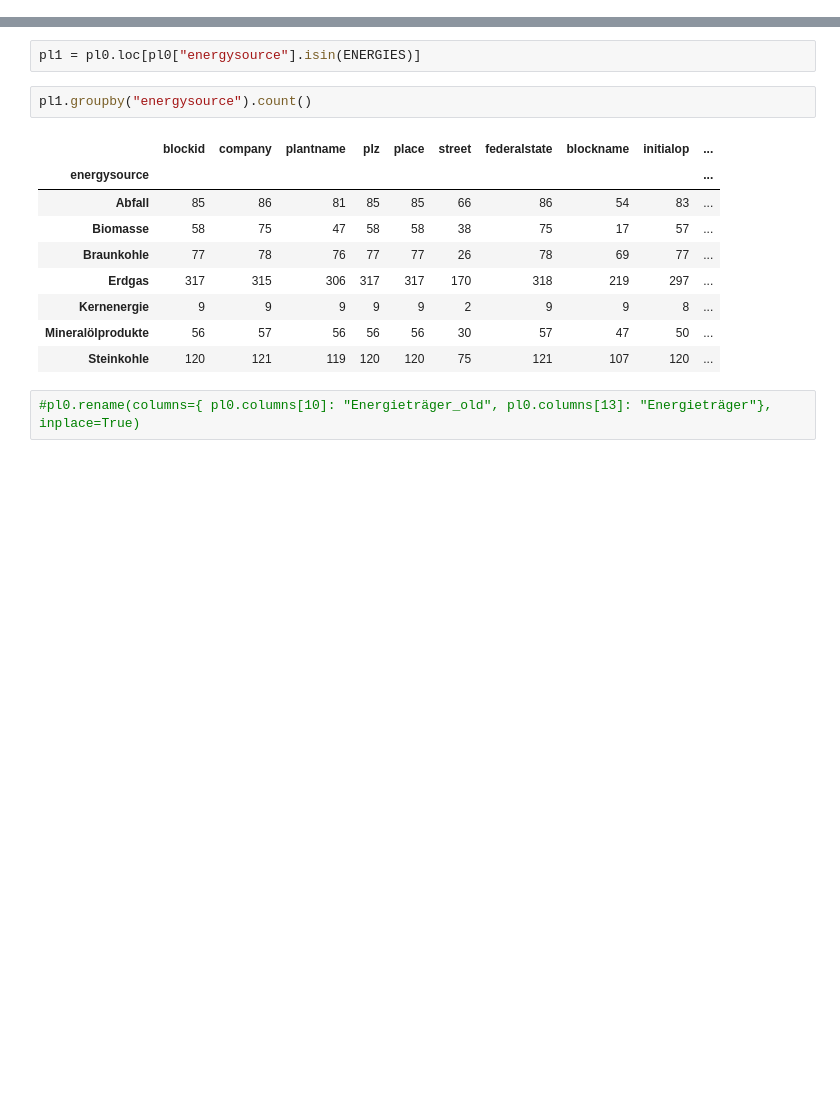
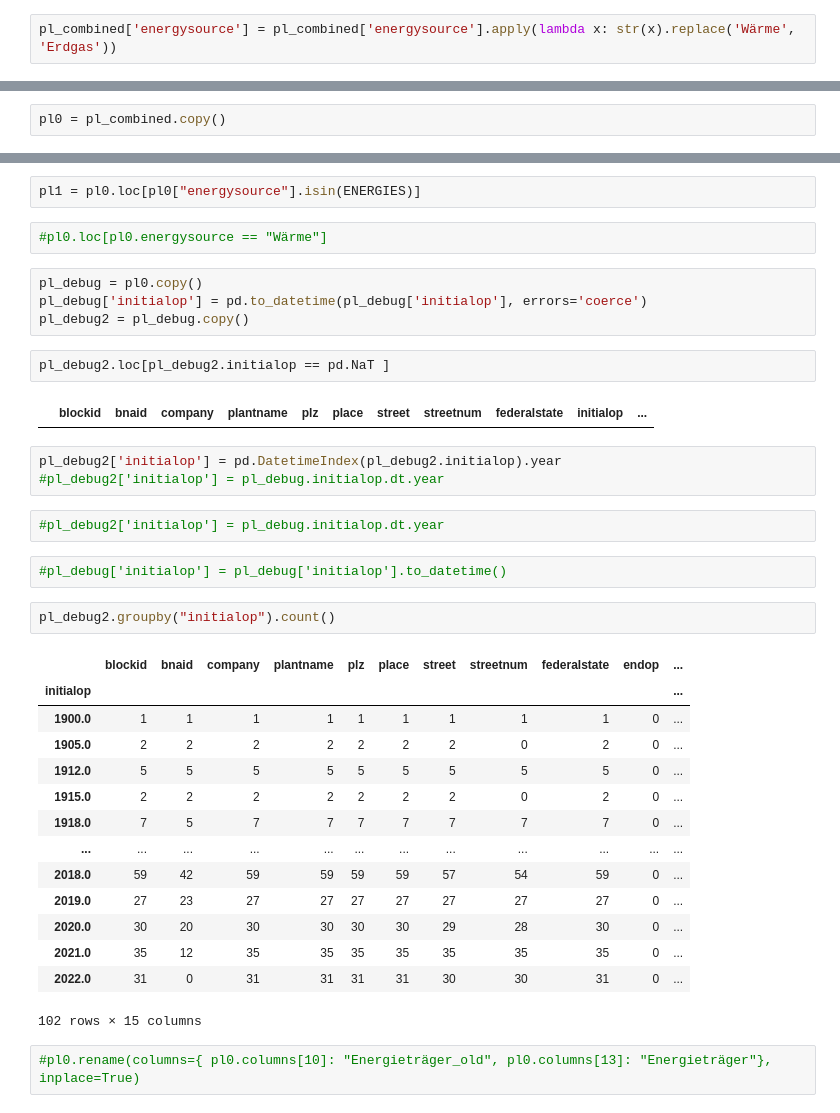
Before and after one commit to sidietz/plantwatch-data, a Jupyter notebook: basic/toblocks-v3.ipynb, the cells around one changed output, grey strips where cells are left out. Drawn from its saved outputs; the diff is of its cells as text; blank space fills up the shorter version.

```diff
--- a/basic/toblocks-v3.ipynb
+++ b/basic/toblocks-v3.ipynb
@@ -59,0 +115,2 @@ pl0 = plq.loc[:]
+# %%
+pl_combined['energysource'] = pl_combined['energysource'].apply(lambda x: str(x).replace('Wärme', 'Erdgas'))
@@ -60,3 +136,5 @@ pl0 = plq.loc[:]
+# %%
+pl0 = pl_combined.copy()
 # %%
 pl0.loc[pl0["blockid"] == "BNA0645"]
 # %% [output]
@@ -68,18 +145,40 @@ pl0.loc[pl0["blockid"] == "BNA0645"]
 #pl0.groupby("state").count()
 # %%
 pl1 = pl0.loc[pl0["energysource"].isin(ENERGIES)]
+# %%
+#pl0.loc[pl0.energysource == "Wärme"]
+# %%
+pl_debug = pl0.copy()
+pl_debug['initialop'] = pd.to_datetime(pl_debug['initialop'], errors='coerce')
+pl_debug2 = pl_debug.copy()
+# %%
+pl_debug2.loc[pl_debug2.initialop == pd.NaT ]
+# %% [output]
+|  | blockid | bnaid | company | plantname | plz | place | street | streetnum | federalstate | initialop | ... |
+# %%
+pl_debug2['initialop'] = pd.DatetimeIndex(pl_debug2.initialop).year
+#pl_debug2['initialop'] = pl_debug.initialop.dt.year
+# %%
+#pl_debug2['initialop'] = pl_debug.initialop.dt.year
+# %%
+#pl_debug['initialop'] = pl_debug['initialop'].to_datetime()
 # %%
-pl1.groupby("energysource").count()
+pl_debug2.groupby("initialop").count()
 # %% [output]
-|  | blockid | company | plantname | plz | place | street | federalstate | blockname | initialop | ... |
-| energysource |  |  |  |  |  |  |  |  |  | ... |
-| Abfall | 85 | 86 | 81 | 85 | 85 | 66 | 86 | 54 | 83 | ... |
-| Biomasse | 58 | 75 | 47 | 58 | 58 | 38 | 75 | 17 | 57 | ... |
-| Braunkohle | 77 | 78 | 76 | 77 | 77 | 26 | 78 | 69 | 77 | ... |
-| Erdgas | 317 | 315 | 306 | 317 | 317 | 170 | 318 | 219 | 297 | ... |
-| Kernenergie | 9 | 9 | 9 | 9 | 9 | 2 | 9 | 9 | 8 | ... |
-| Mineralölprodukte | 56 | 57 | 56 | 56 | 56 | 30 | 57 | 47 | 50 | ... |
-| Steinkohle | 120 | 121 | 119 | 120 | 120 | 75 | 121 | 107 | 120 | ... |
+|  | blockid | bnaid | company | plantname | plz | place | street | streetnum | federalstate | endop | ... |
+| initialop |  |  |  |  |  |  |  |  |  |  | ... |
+| 1900.0 | 1 | 1 | 1 | 1 | 1 | 1 | 1 | 1 | 1 | 0 | ... |
+| 1905.0 | 2 | 2 | 2 | 2 | 2 | 2 | 2 | 0 | 2 | 0 | ... |
+| 1912.0 | 5 | 5 | 5 | 5 | 5 | 5 | 5 | 5 | 5 | 0 | ... |
+| 1915.0 | 2 | 2 | 2 | 2 | 2 | 2 | 2 | 0 | 2 | 0 | ... |
+| 1918.0 | 7 | 5 | 7 | 7 | 7 | 7 | 7 | 7 | 7 | 0 | ... |
+| ... | ... | ... | ... | ... | ... | ... | ... | ... | ... | ... | ... |
+| 2018.0 | 59 | 42 | 59 | 59 | 59 | 59 | 57 | 54 | 59 | 0 | ... |
+| 2019.0 | 27 | 23 | 27 | 27 | 27 | 27 | 27 | 27 | 27 | 0 | ... |
+| 2020.0 | 30 | 20 | 30 | 30 | 30 | 30 | 29 | 28 | 30 | 0 | ... |
+| 2021.0 | 35 | 12 | 35 | 35 | 35 | 35 | 35 | 35 | 35 | 0 | ... |
+| 2022.0 | 31 | 0 | 31 | 31 | 31 | 31 | 30 | 30 | 31 | 0 | ... |
+102 rows × 15 columns
 # %%
 #pl0.rename(columns={ pl0.columns[10]: "Energieträger_old", pl0.columns[13]: "Energieträger"}, inplace=True)
 # %%
```
Also changed, not shown: parts of 130 cells of this notebook, 23 other files.
